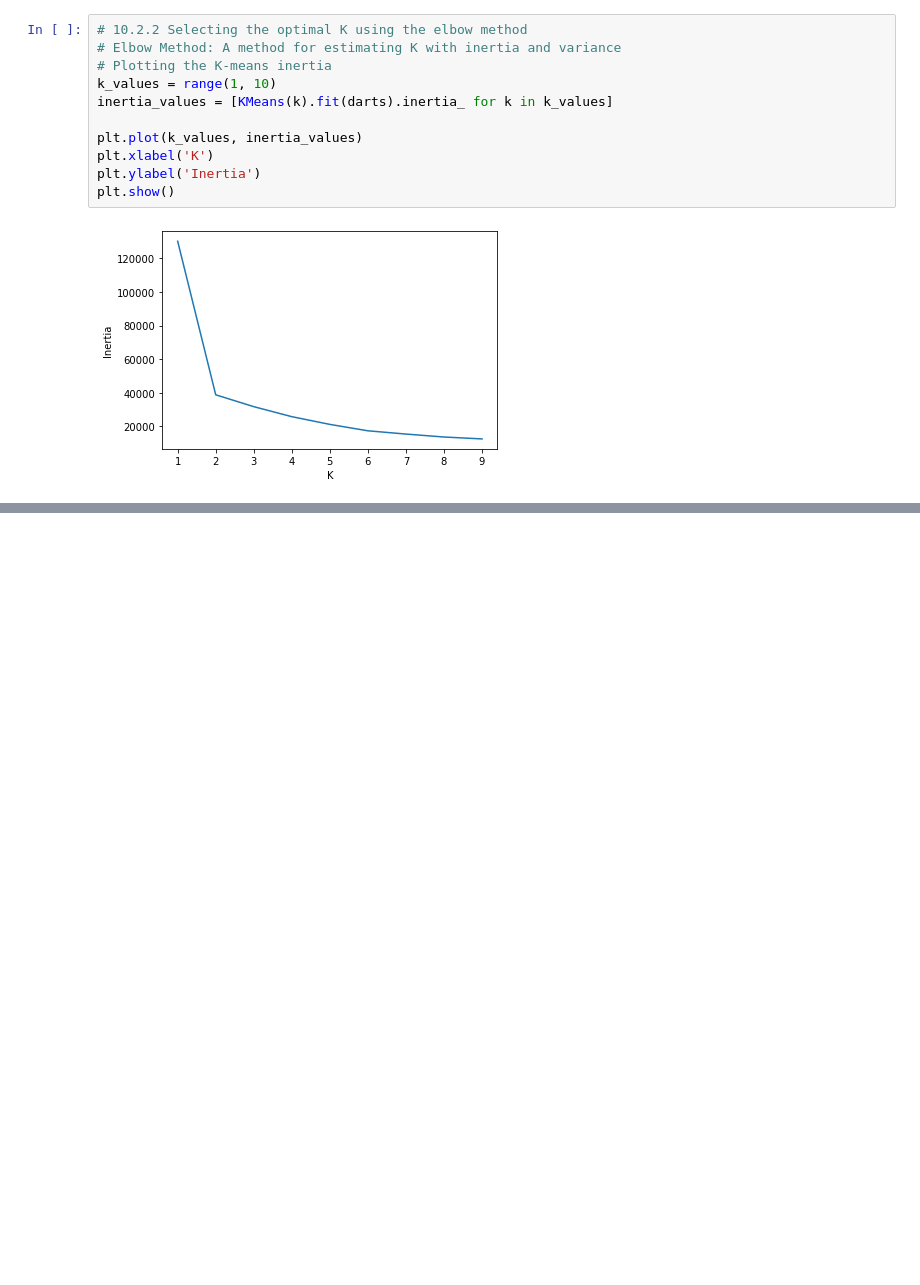
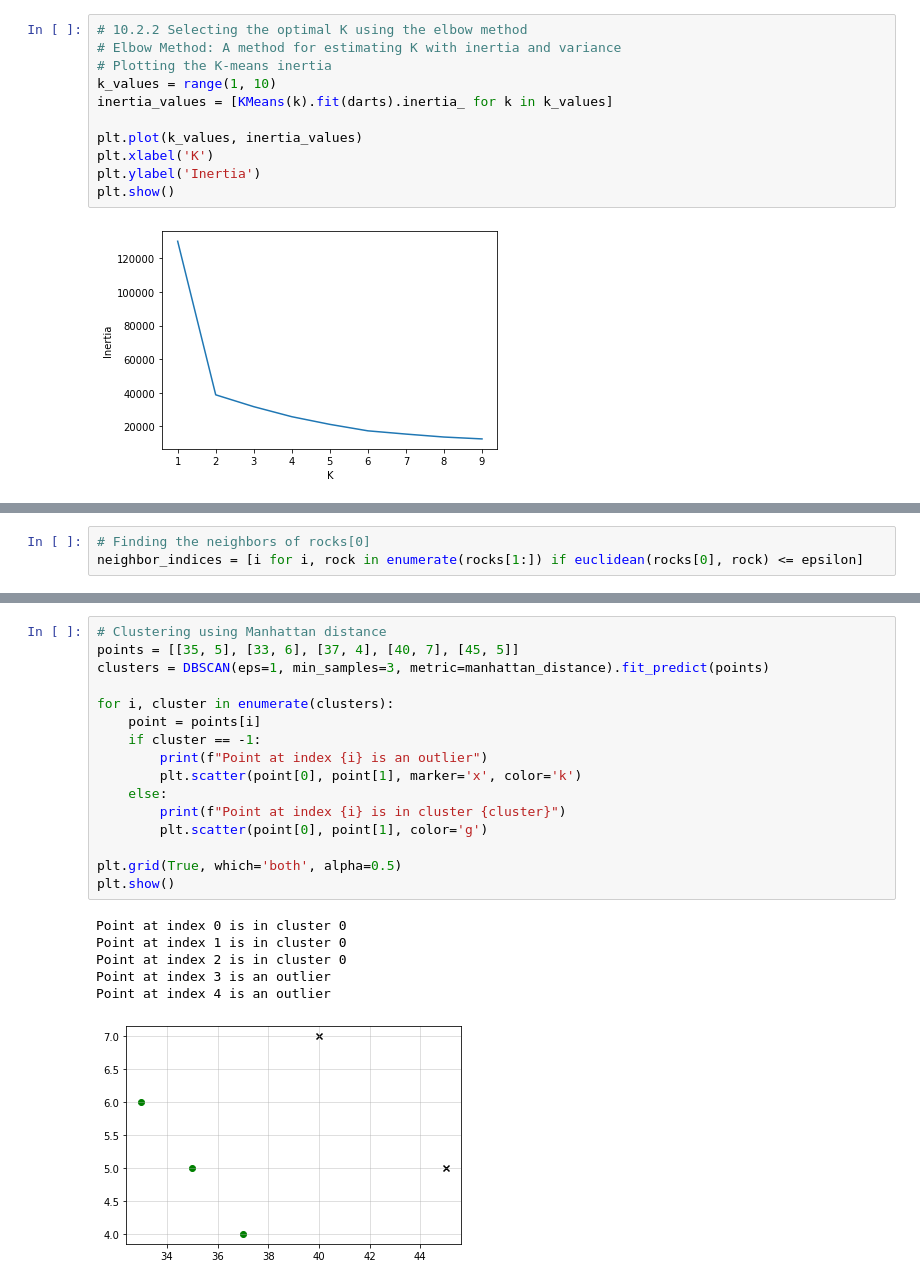
Before and after one commit to IanSinColorado/DataScienceBootcamp, a Jupyter notebook: Chapter10.ipynb, the cells around one changed output, grey strips where cells are left out. Saved outputs shown, nothing was run; the diff lists cells and outputs as text; blank space fills up the shorter version.

```diff
--- a/Chapter10.ipynb
+++ b/Chapter10.ipynb
@@ -159,0 +192,3 @@ plt.show()
+# %%
+# Finding the neighbors of rocks[0]
+neighbor_indices = [i for i, rock in enumerate(rocks[1:]) if euclidean(rocks[0], rock) <= epsilon]
@@ -159,0 +275,23 @@ plt.show()
+# %%
+# Clustering using Manhattan distance
+points = [[35, 5], [33, 6], [37, 4], [40, 7], [45, 5]]
+clusters = DBSCAN(eps=1, min_samples=3, metric=manhattan_distance).fit_predict(points)
+
+for i, cluster in enumerate(clusters):
+    point = points[i]
+    if cluster == -1:
+        print(f"Point at index {i} is an outlier")
+        plt.scatter(point[0], point[1], marker='x', color='k')
+    else:
+        print(f"Point at index {i} is in cluster {cluster}")
+        plt.scatter(point[0], point[1], color='g')
+
+plt.grid(True, which='both', alpha=0.5)
+plt.show()
+# %% [output]
+Point at index 0 is in cluster 0
+Point at index 1 is in cluster 0
+Point at index 2 is in cluster 0
+Point at index 3 is an outlier
+Point at index 4 is an outlier
+[figure, added]
```
Also changed, not shown: parts of 16 cells of this notebook.
